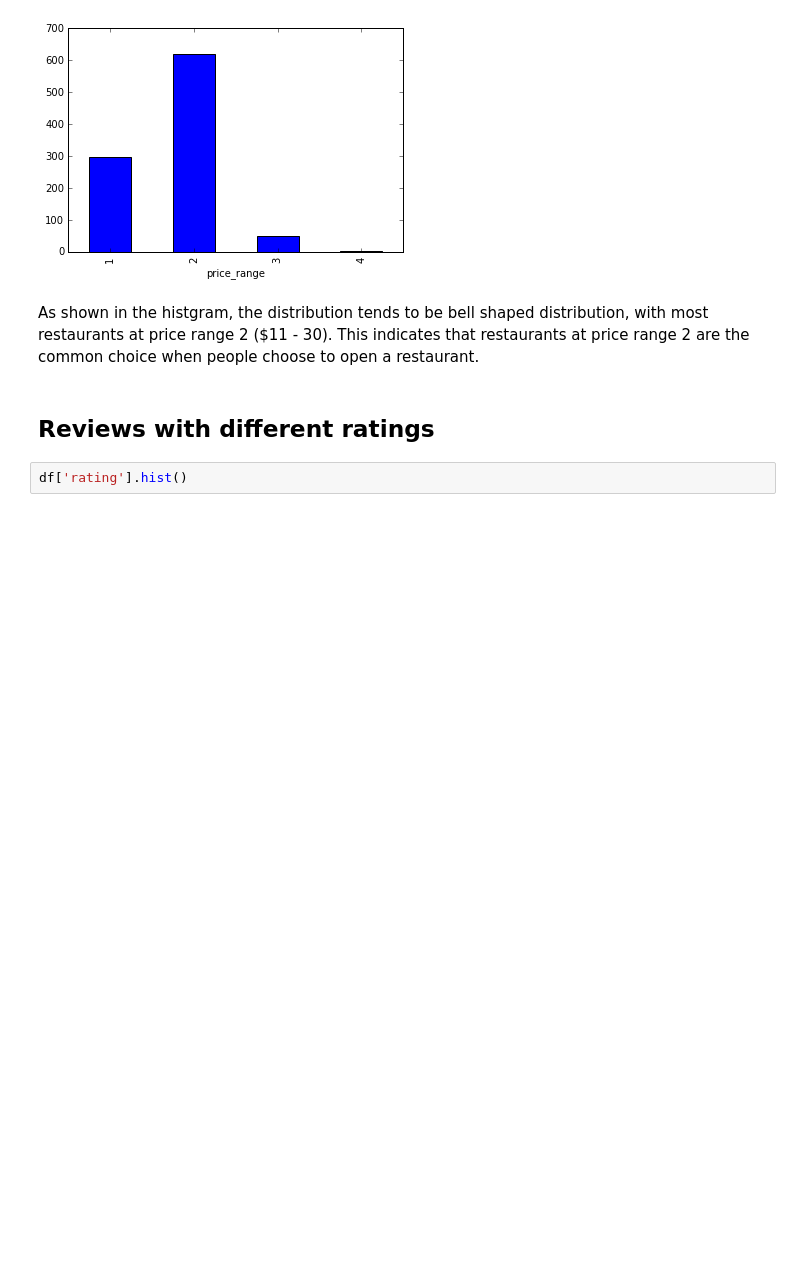
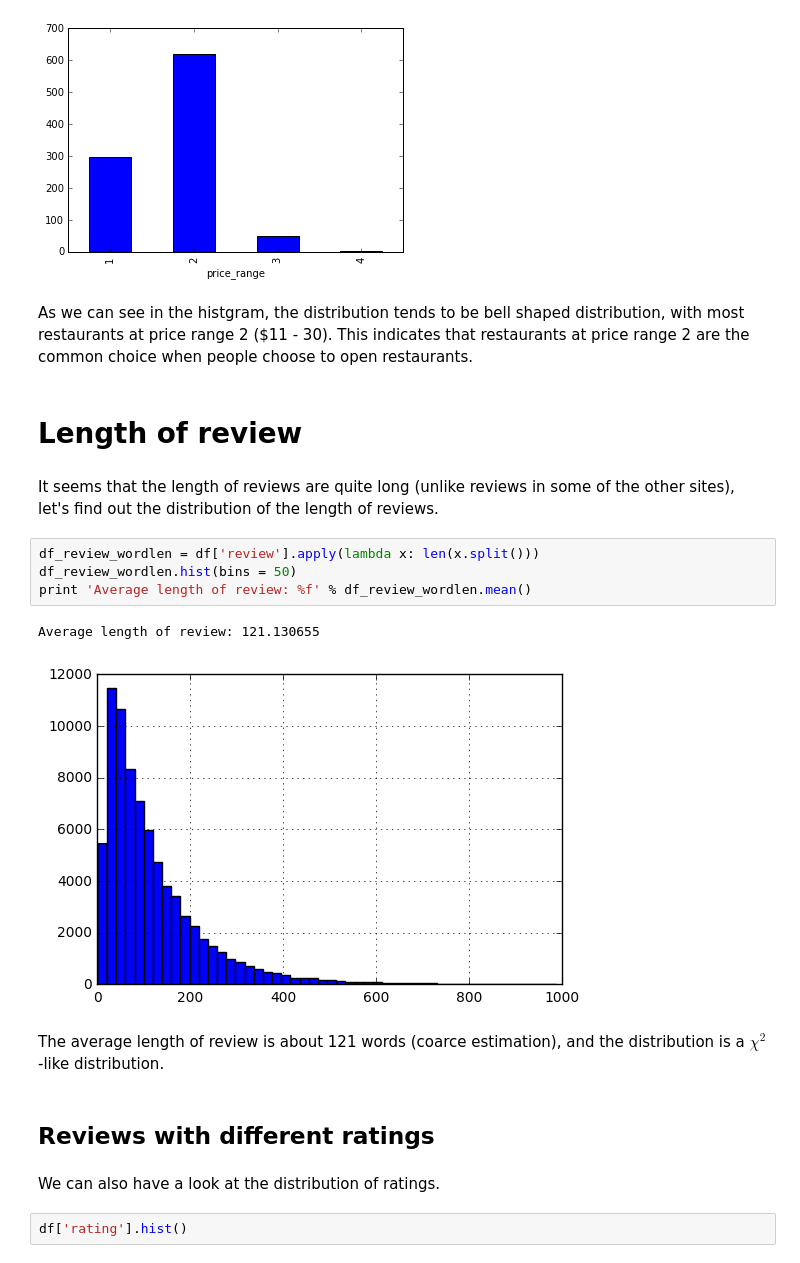
Before and after one commit to atrdjuneChen/YelpAnalysis, a Jupyter notebook: yelp_analysis.ipynb, the cells around one changed output. Saved outputs shown, nothing was run; the diff lists cells and outputs as text; blank space fills up the shorter version.

```diff
--- a/yelp_analysis.ipynb
+++ b/yelp_analysis.ipynb
@@ -241,9 +243,24 @@ df_price.groupby(by = 'price_range')['restaurant'].apply(lambda x: len(pd.Series
 <matplotlib.axes._subplots.AxesSubplot at 0x...>
 [figure]
 # %% [markdown]
-As shown in the histgram, the distribution tends to be bell shaped distribution, with most restaurants at price range 2 (\$11 - 30). This indicates that restaurants at price range 2 are the common choice when people choose to open a restaurant.
+As we can see in the histgram, the distribution tends to be bell shaped distribution, with most restaurants at price range 2 (\$11 - 30). This indicates that restaurants at price range 2 are the common choice when people choose to open restaurants.
+# %% [markdown]
+# Length of review
+# %% [markdown]
+It seems that the length of reviews are quite long (unlike reviews in some of the other sites), let's find out the distribution of the length of reviews.
+# %%
+df_review_wordlen = df['review'].apply(lambda x: len(x.split()))
+df_review_wordlen.hist(bins = 50)
+print 'Average length of review: %f' % df_review_wordlen.mean()
+# %% [output]
+Average length of review: 121.130655
+[figure, added]
+# %% [markdown]
+The average length of review is about 121 words (coarce estimation), and the distribution is a $\chi^2$-like distribution.
 # %% [markdown]
 ## Reviews with different ratings
+# %% [markdown]
+We can also have a look at the distribution of ratings.
 # %%
 df['rating'].hist()
 # %% [output]
```
Also changed, not shown: parts of 12 cells of this notebook.
